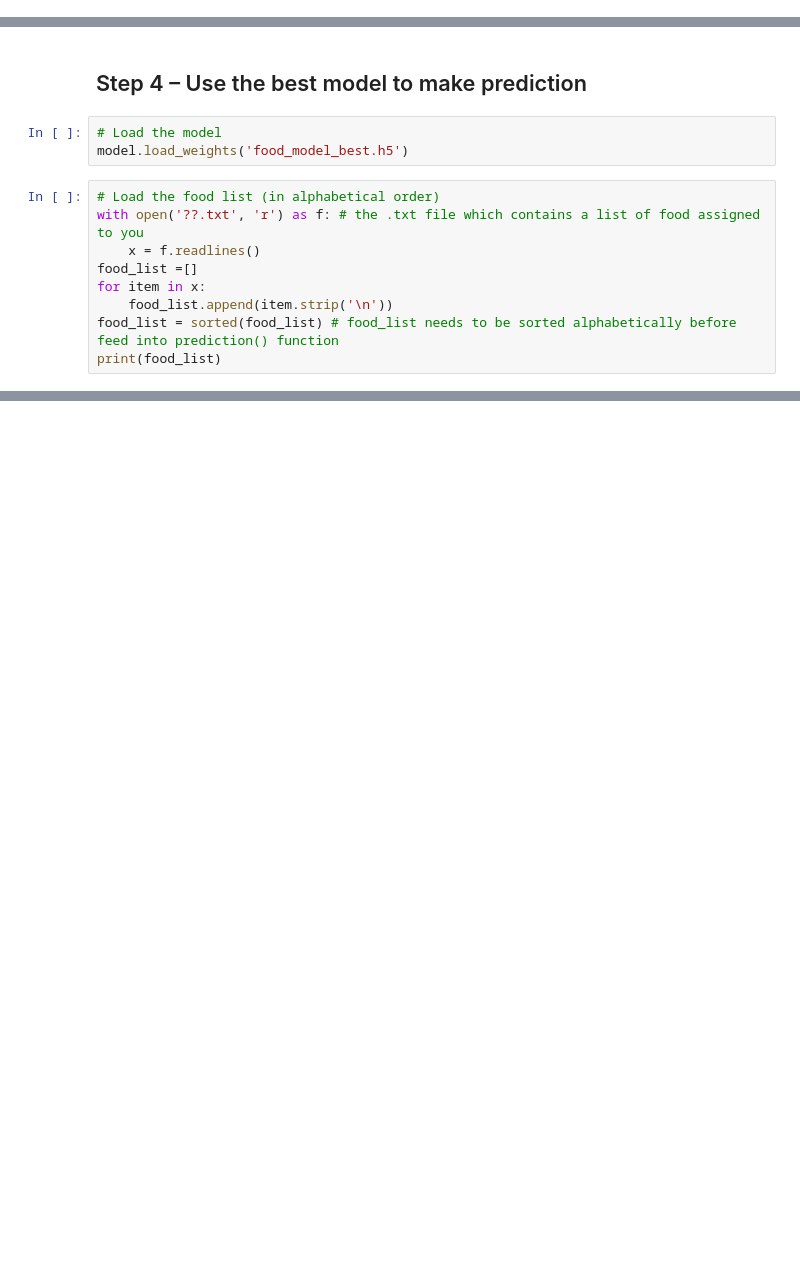
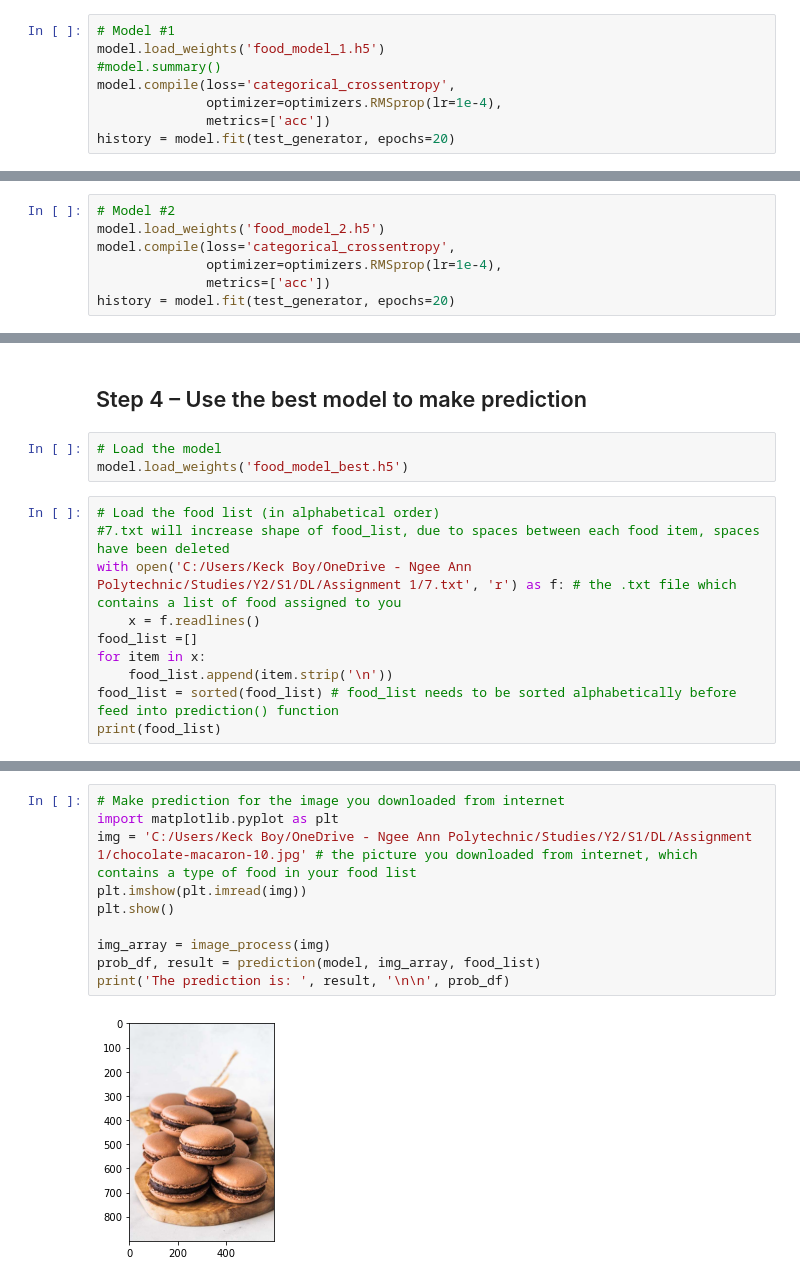
Before and after one commit to TheGuest55/Image-Classification-Model-using-CNN, a Jupyter notebook: Assignment_1.ipynb, the cells around one changed output, grey strips where cells are left out. Cells and saved outputs as stored; diff of their text form; blank space fills up the shorter version.

```diff
--- a/Assignment_1.ipynb
+++ b/Assignment_1.ipynb
@@ -397,0 +529,8 @@ model.load_weights('food_model_1.h5')
+# %%
+# Model #1
+model.load_weights('food_model_1.h5')
+#model.summary()
+model.compile(loss='categorical_crossentropy',
+              optimizer=optimizers.RMSprop(lr=1e-4),
+              metrics=['acc'])
+history = model.fit(test_generator, epochs=20)
@@ -397,0 +555,7 @@ model.load_weights('food_model_1.h5')
+# %%
+# Model #2
+model.load_weights('food_model_2.h5')
+model.compile(loss='categorical_crossentropy',
+              optimizer=optimizers.RMSprop(lr=1e-4),
+              metrics=['acc'])
+history = model.fit(test_generator, epochs=20)
@@ -410,7 +589,8 @@ model.save('food_model_best.h5')
 model.load_weights('food_model_best.h5')
 # %%
 # Load the food list (in alphabetical order)
-with open('??.txt', 'r') as f: # the .txt file which contains a list of food assigned to you
+#7.txt will increase shape of food_list, due to spaces between each food item, spaces have been deleted
+with open('C:/Users/Keck Boy/OneDrive - Ngee Ann Polytechnic/Studies/Y2/S1/DL/Assignment 1/7.txt', 'r') as f: # the .txt file which contains a list of food assigned to you
     x = f.readlines()
 food_list =[]
 for item in x:
@@ -431,3 +613,15 @@ def prediction(model, img_array, items_l):
     pro_df = pd.DataFrame(prob, columns = items_l)
     result = items_l[np.argmax(prob)]
     return pro_df, result
+# %%
+# Make prediction for the image you downloaded from internet
+import matplotlib.pyplot as plt
+img = 'C:/Users/Keck Boy/OneDrive - Ngee Ann Polytechnic/Studies/Y2/S1/DL/Assignment 1/chocolate-macaron-10.jpg' # the picture you downloaded from internet, which contains a type of food in your food list
+plt.imshow(plt.imread(img))
+plt.show()
+
+img_array = image_process(img)
+prob_df, result = prediction(model, img_array, food_list)
+print('The prediction is: ', result, '\n\n', prob_df)
+# %% [output]
+[figure, added]
```
Also changed, not shown: parts of 38 cells of this notebook.
